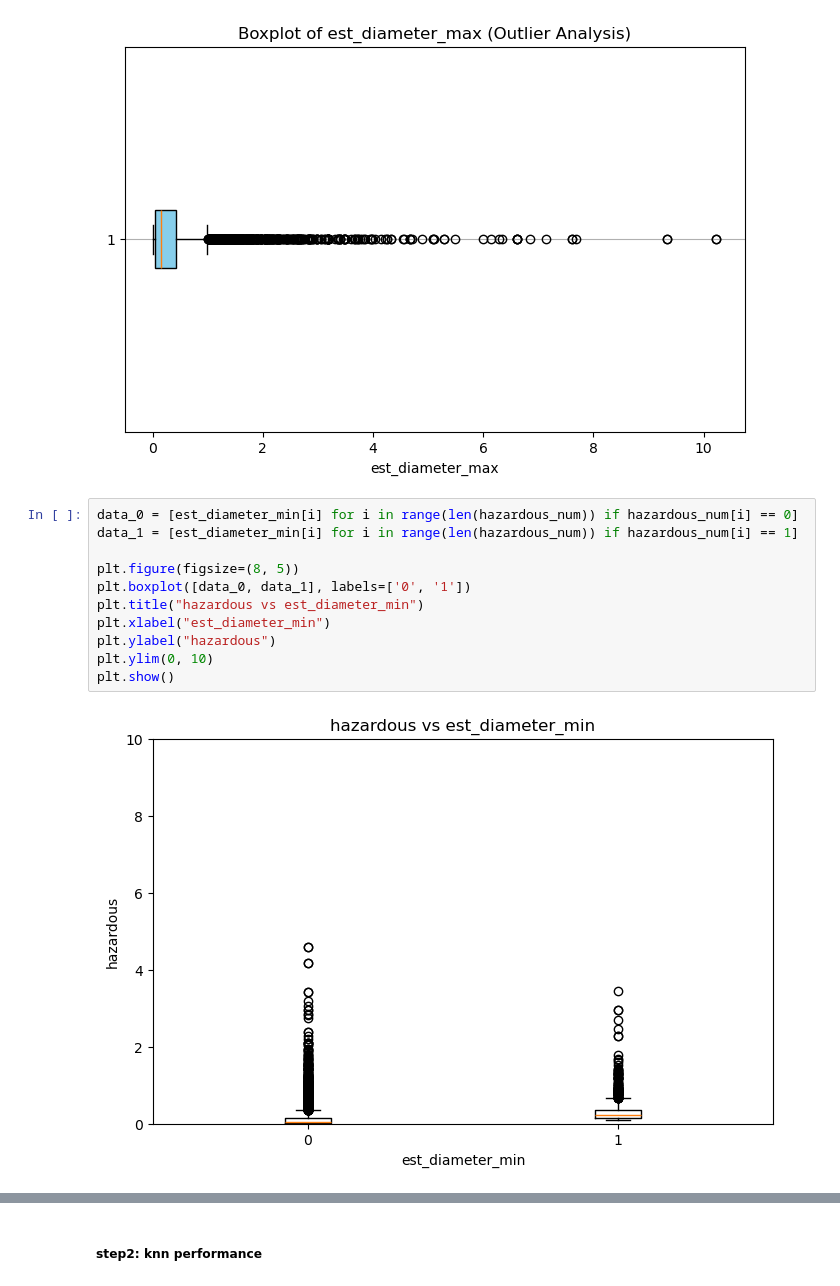
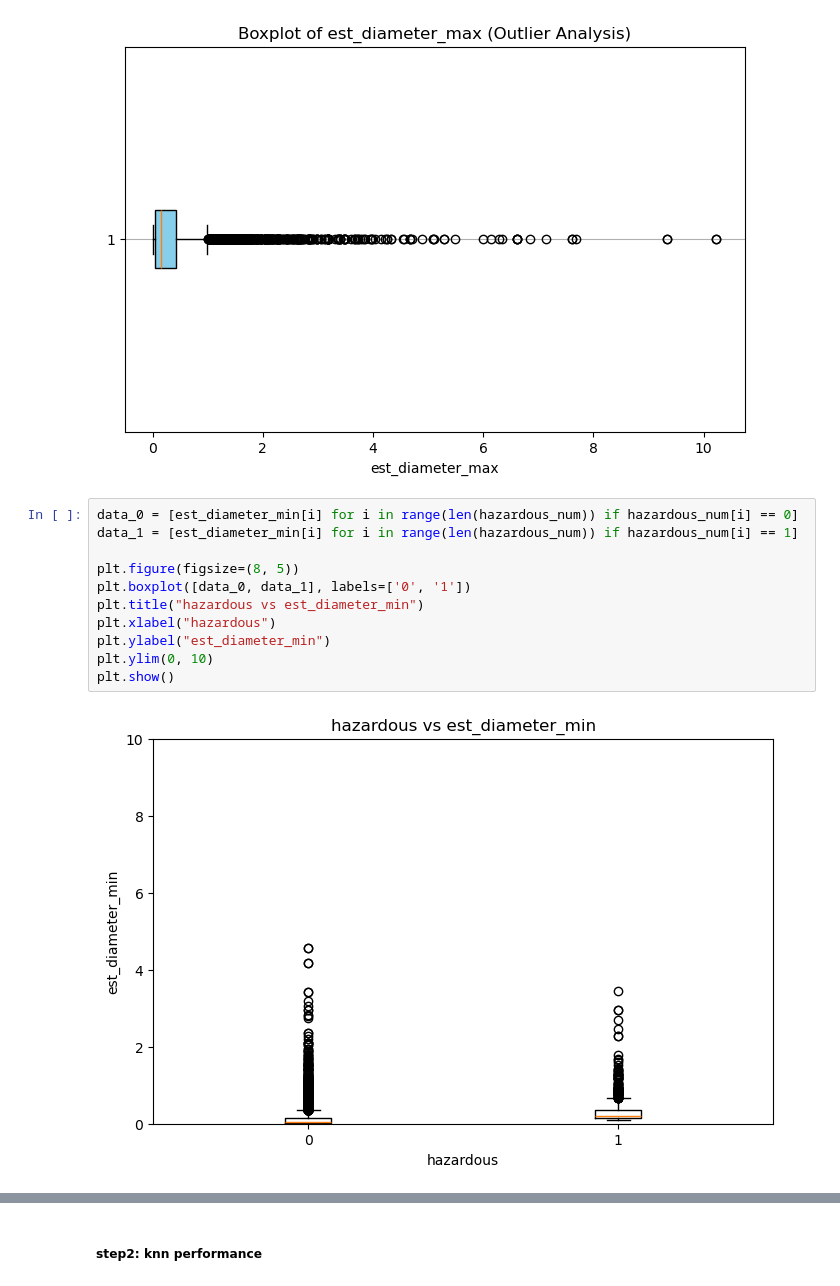
Before and after one commit to moyigu/CPSC322-Final-Project, a Jupyter notebook: analysis.ipynb, the cells around one changed output, grey strips where cells are left out. Drawn from its saved outputs; the diff is of its cells as text.

```diff
--- a/analysis.ipynb
+++ b/analysis.ipynb
@@ -52,16 +53,16 @@ plt.show()
 # %%
 data_0 = [est_diameter_min[i] for i in range(len(hazardous_num)) if hazardous_num[i] == 0]
 data_1 = [est_diameter_min[i] for i in range(len(hazardous_num)) if hazardous_num[i] == 1]
 
 plt.figure(figsize=(8, 5))
 plt.boxplot([data_0, data_1], labels=['0', '1'])
 plt.title("hazardous vs est_diameter_min")
-plt.xlabel("est_diameter_min")
-plt.ylabel("hazardous")
+plt.xlabel("hazardous")
+plt.ylabel("est_diameter_min")
 plt.ylim(0, 10)
 plt.show()
 # %% [output]
-[figure, old version]
+[figure, new version]
 # %%
 data_0 = [est_diameter_max[i] for i in range(len(hazardous_num)) if hazardous_num[i] == 0]
 data_1 = [est_diameter_max[i] for i in range(len(hazardous_num)) if hazardous_num[i] == 1]
```
Also changed, not shown: parts of 5 cells of this notebook.
